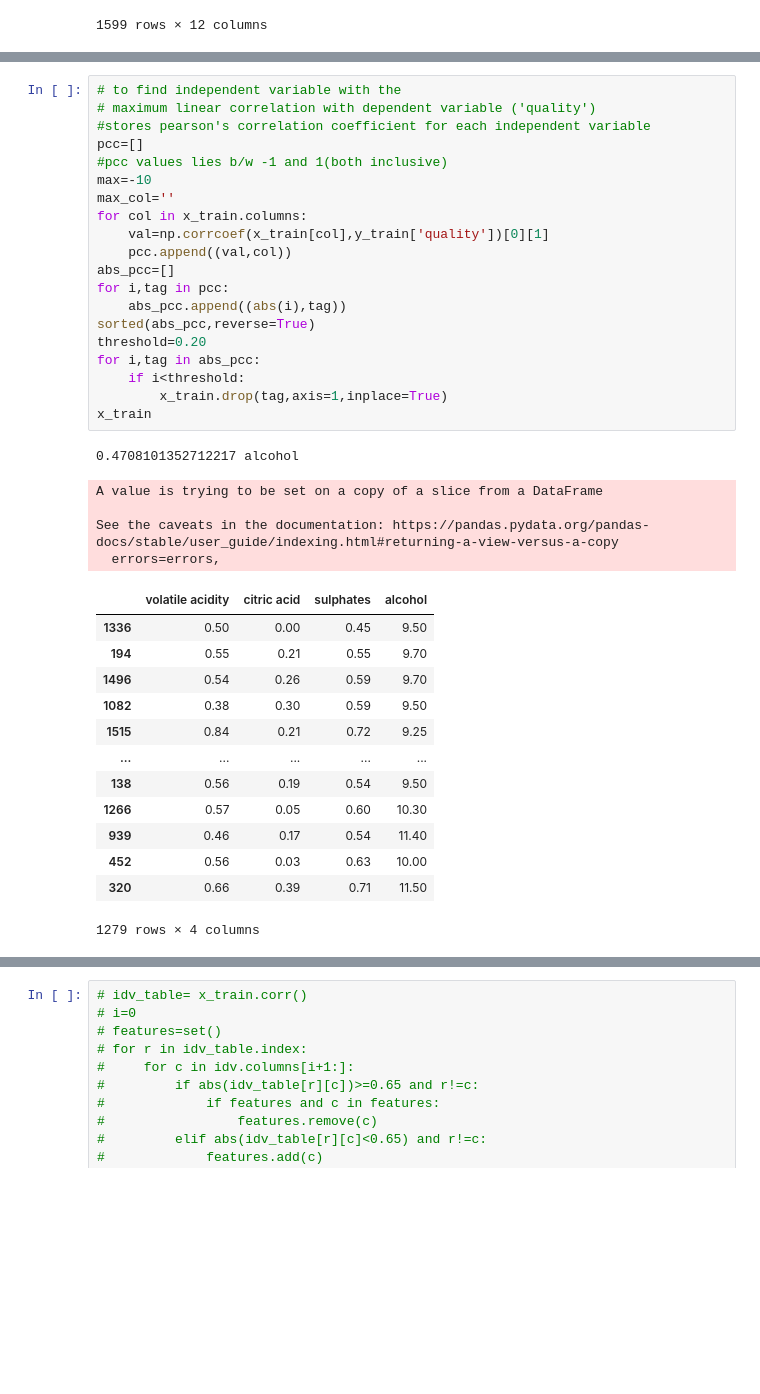
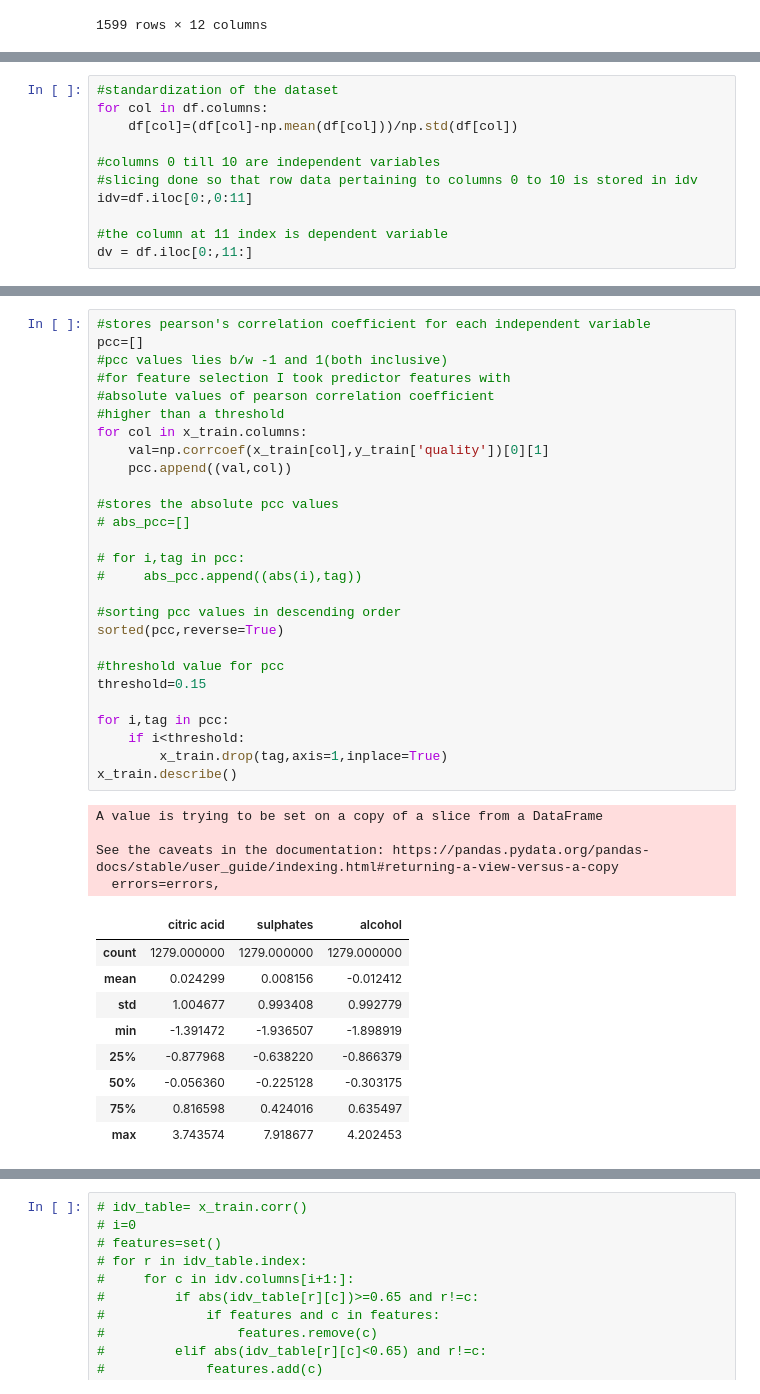
Before and after one commit to tanya12181/Machine-Learning-Internship, a Jupyter notebook: Task 7/Task 7 Linear Regression.ipynb, the cells around one changed output, grey strips where cells are left out. Drawn from its saved outputs; the diff is of its cells as text; blank space fills up the shorter version.

```diff
--- a/Task 7/Task 7 Linear Regression.ipynb
+++ b/Task 7/Task 7 Linear Regression.ipynb
@@ -30,3 +58,14 @@ dv = df.iloc[0:,11:]
+# %%
+#standardization of the dataset
+for col in df.columns:
+    df[col]=(df[col]-np.mean(df[col]))/np.std(df[col])
+
+#columns 0 till 10 are independent variables
+#slicing done so that row data pertaining to columns 0 to 10 is stored in idv
+idv=df.iloc[0:,0:11]
+
+#the column at 11 index is dependent variable
+dv = df.iloc[0:,11:]
 # %%
 #idv gets divided between x_train and x_test
 #dv gets divided between y_train and y_test
@@ -52,43 +91,45 @@ x_train
 1279 rows × 11 columns
 # %%
-# to find independent variable with the
-# maximum linear correlation with dependent variable ('quality')
 #stores pearson's correlation coefficient for each independent variable
 pcc=[]
 #pcc values lies b/w -1 and 1(both inclusive)
-max=-10
-max_col=''
+#for feature selection I took predictor features with
+#absolute values of pearson correlation coefficient
+#higher than a threshold
 for col in x_train.columns:
     val=np.corrcoef(x_train[col],y_train['quality'])[0][1]
     pcc.append((val,col))
-abs_pcc=[]
+
+#stores the absolute pcc values
+# abs_pcc=[]
+
+# for i,tag in pcc:
+#     abs_pcc.append((abs(i),tag))
+
+#sorting pcc values in descending order
+sorted(pcc,reverse=True)
+
+#threshold value for pcc
+threshold=0.15
+
 for i,tag in pcc:
-    abs_pcc.append((abs(i),tag))
-sorted(abs_pcc,reverse=True)
-threshold=0.20
-for i,tag in abs_pcc:
     if i<threshold:
         x_train.drop(tag,axis=1,inplace=True)
-x_train
+x_train.describe()
 # %% [output]
-0.4708101352712217 alcohol
+A value is trying to be set on a copy of a slice from a DataFrame
+
+See the caveats in the documentation: https://pandas.pydata.org/pandas-docs/stable/user_guide/indexing.html#returning-a-view-versus-a-copy
+  errors=errors,
-A value is trying to be set on a copy of a slice from a DataFrame
-
-See the caveats in the documentation: https://pandas.pydata.org/pandas-docs/stable/user_guide/indexing.html#returning-a-view-versus-a-copy
-  errors=errors,
-|  | volatile acidity | citric acid | sulphates | alcohol |
-| 1336 | 0.50 | 0.00 | 0.45 | 9.50 |
-| 194 | 0.55 | 0.21 | 0.55 | 9.70 |
-| 1496 | 0.54 | 0.26 | 0.59 | 9.70 |
-| 1082 | 0.38 | 0.30 | 0.59 | 9.50 |
-| 1515 | 0.84 | 0.21 | 0.72 | 9.25 |
-| ... | ... | ... | ... | ... |
-| 138 | 0.56 | 0.19 | 0.54 | 9.50 |
-| 1266 | 0.57 | 0.05 | 0.60 | 10.30 |
-| 939 | 0.46 | 0.17 | 0.54 | 11.40 |
-| 452 | 0.56 | 0.03 | 0.63 | 10.00 |
-| 320 | 0.66 | 0.39 | 0.71 | 11.50 |
+|  | citric acid | sulphates | alcohol |
+| count | 1279.000000 | 1279.000000 | 1279.000000 |
+| mean | 0.024299 | 0.008156 | -0.012412 |
+| std | 1.004677 | 0.993408 | 0.992779 |
+| min | -1.391472 | -1.936507 | -1.898919 |
+| 25% | -0.877968 | -0.638220 | -0.866379 |
+| 50% | -0.056360 | -0.225128 | -0.303175 |
+| 75% | 0.816598 | 0.424016 | 0.635497 |
+| max | 3.743574 | 7.918677 | 4.202453 |
-1279 rows × 4 columns
 # %%
 plt.figure(figsize=(12,16))
 sns.heatmap(x_train.corr(),annot=True)
```
Also changed, not shown: parts of 10 cells of this notebook.
